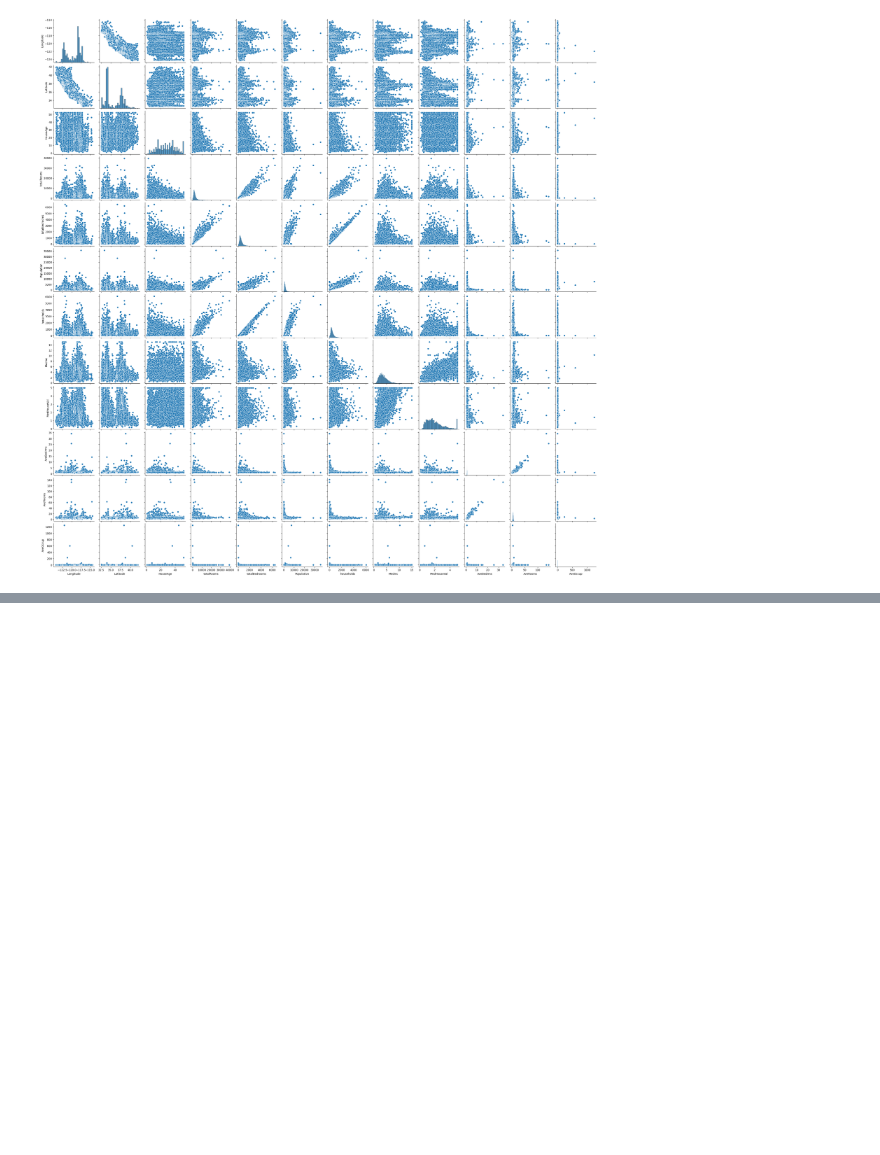
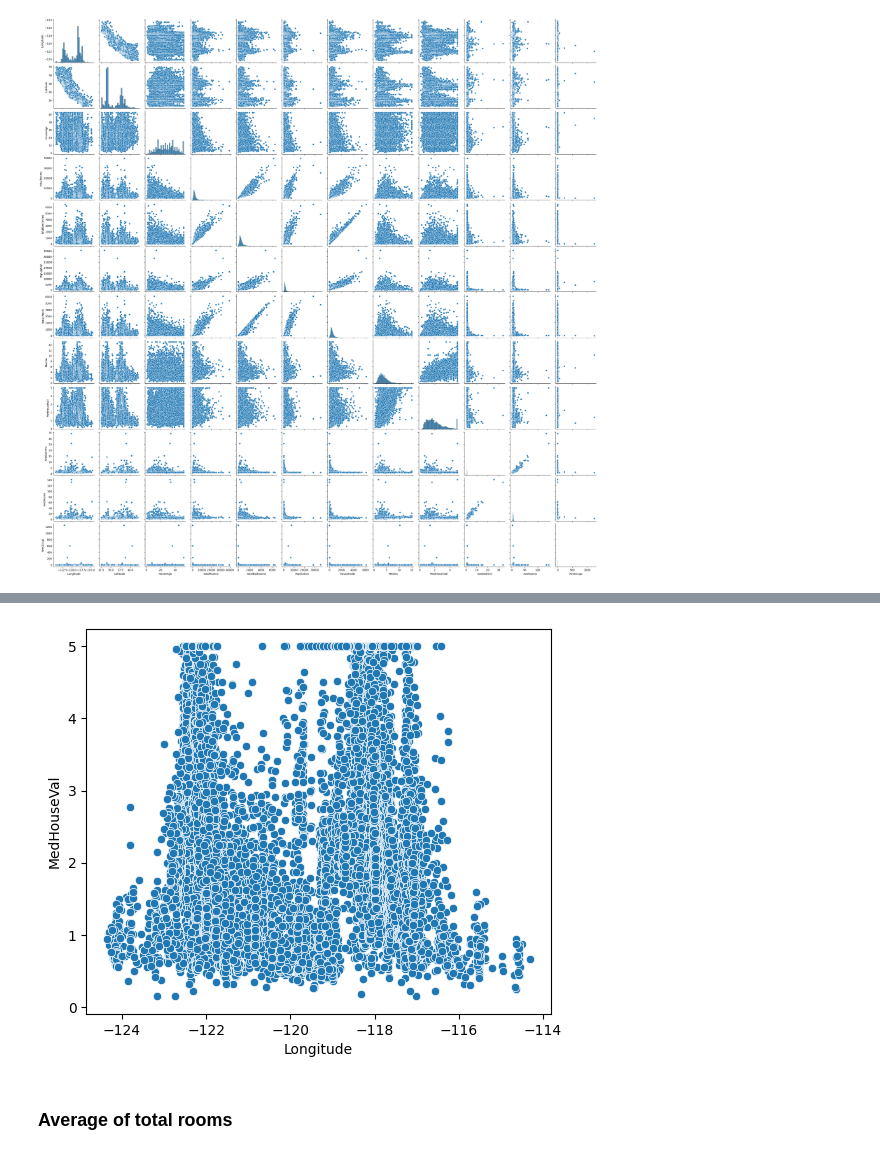
Before and after one commit to LarsBentsen/CourseDSAIStatisticalLearning, a Jupyter notebook: testing.ipynb, the cells around one changed output, grey strips where cells are left out. Saved outputs shown, nothing was run; the diff lists cells and outputs as text; code cells hidden in the pictures; blank space fills up the shorter version.

```diff
--- a/testing.ipynb
+++ b/testing.ipynb
@@ -114,0 +170,7 @@ plt.show()
+# %%
+# Check the correlation between the feature and response (median house value)
+# Longitude does not contain any useful information for median house value
+plt.figure(figsize=(6,5))
+sns.scatterplot(x=df['Longitude'], y=df['MedHouseVal']);
+# %% [output]
+[figure, added]
@@ -114,0 +184,2 @@ plt.show()
+# %% [markdown]
+### Average of total rooms
```
Also changed, not shown: parts of 33 cells of this notebook, 2 other files.
